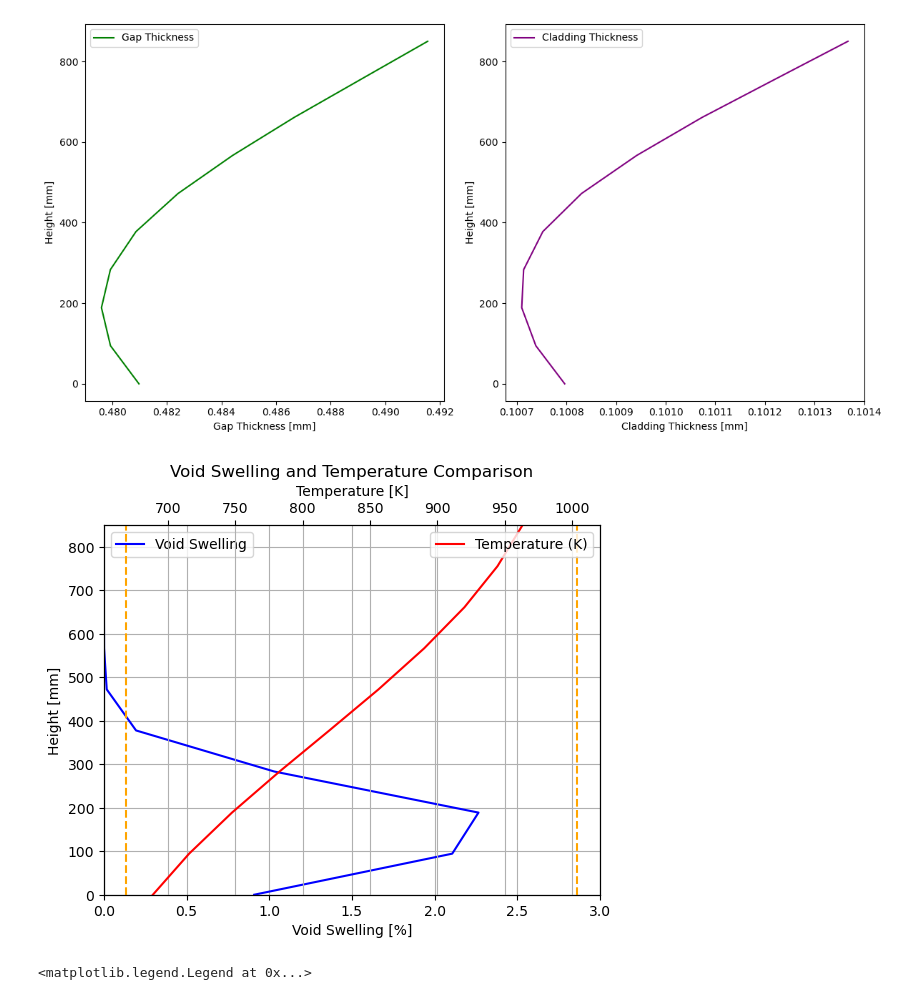
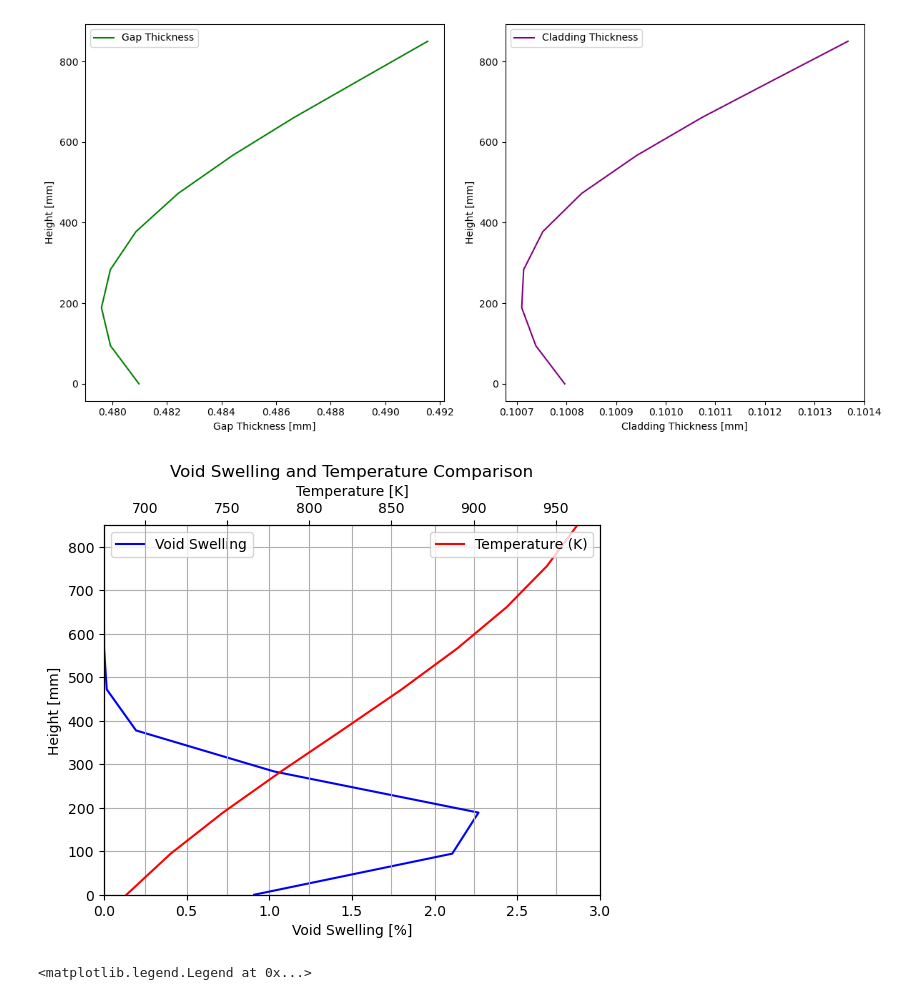
Before and after one commit to simo-pagliu/NDT-Homeworks, a Jupyter notebook: Verification.ipynb, the cells around one changed output. Drawn from its saved outputs; the diff is of its cells as text; code cells hidden in the pictures.

```diff
--- a/Verification.ipynb
+++ b/Verification.ipynb
@@ -508,36 +508,36 @@ void_swell = f.void_swelling(vars.T_map, Geometrical_Data, ThermoHydraulics)
 void_swell = np.array(void_swell)
 avg_temp = np.mean(vars.T_map.T[:, 0])
 y_axis = vars.T_map.h[:, 0] * 1e3
 
 # Create the main plot for Void Swelling
 fig, ax1 = plt.subplots()
 
 # Plot Void Swelling
 ax1.plot(void_swell, y_axis, label='Void Swelling', color='blue')
 ax1.set_xlabel('Void Swelling [%]')
 ax1.set_ylabel('Height [mm]')
 ax1.grid(True)
 ax1.set_xlim(0, 3)
 
 # Create a secondary x-axis sharing the same y-axis for Temperature
 ax2 = ax1.twiny()
 ax2.plot(vars.T_map.T[:, 0], y_axis, label=f'Temperature (K)', color='red')
 ax2.set_xlabel('Temperature [K]')
 ax2.grid(True)
 # ax2.set_xlim(min(vars.T_map.T[:, 0]), max(vars.T_map.T[:, 0]))
 
 # Add the legend and title
 ax1.legend(loc='upper left')
 ax2.legend(loc='upper right')
 plt.title('Void Swelling and Temperature Comparison')
 plt.ylim(0, 850)
-plt.axvline(Cladding_Proprieties.Melting_Temperature * 0.4, color='orange', linestyle='--', label='30% Melting Temperature')
-plt.axvline(Cladding_Proprieties.Melting_Temperature * 0.6, color='orange', linestyle='--', label='60% Melting Temperature')
+# plt.axvline((Cladding_Proprieties.Melting_Temperature) * 0.4, color='orange', linestyle='--', label='30% Melting Temperature')
+# plt.axvline(Cladding_Proprieties.Melting_Temperature * 0.6, color='orange', linestyle='--', label='60% Melting Temperature')
 
 # Show the plot
 plt.show()
 # %% [output]
-[figure, old version]
+[figure, new version]
 # %%
 void_swell = f.void_swelling(vars.T_map, Geometrical_Data, ThermoHydraulics)
 radius_before = Geometrical_Data.fuel_outer_diameter / 2
```
Also changed, not shown: parts of 3 cells of this notebook, 9 other files.
